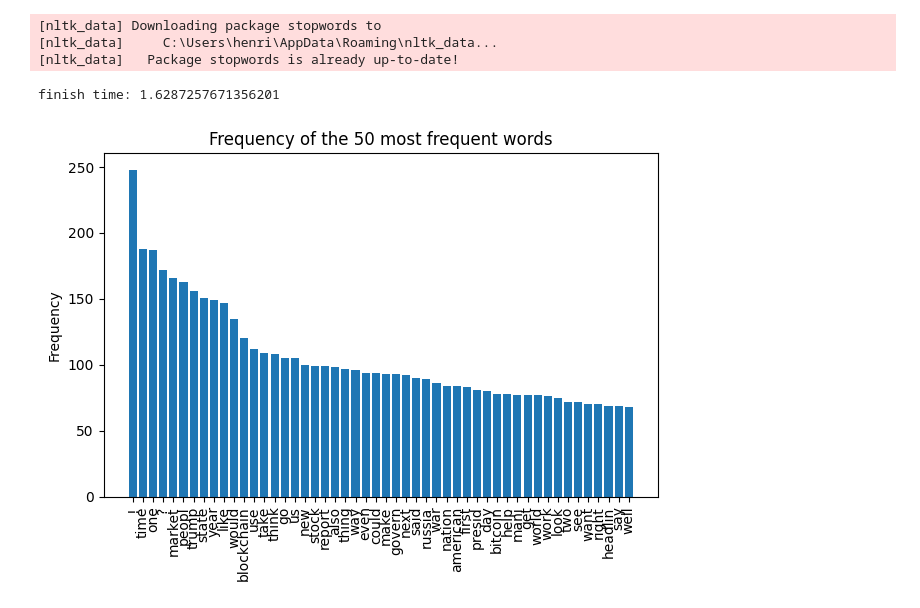
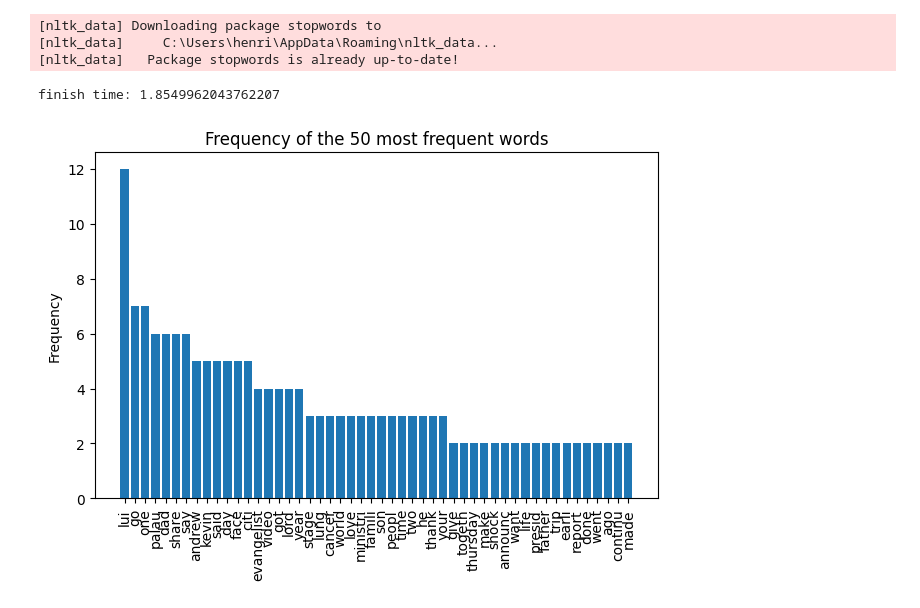
Before and after one commit to henrikdchristensen/DIKU-DS-Exam-FakeNewsDetection, a Jupyter notebook: src/bookhc.ipynb, the cells around one changed output. Cells and saved outputs as stored; diff of their text form; code cells hidden in the pictures.

```diff
--- a/src/bookhc.ipynb
+++ b/src/bookhc.ipynb
@@ -44,7 +44,7 @@ import math
 importlib.reload(pp)
 importlib.reload(st)
 
-WordFreq = ss.Word_frequency(types=['fake', 'reliable'])
+WordFreq = ss.Word_frequency(labels=['fake', 'reliable'])
 stopwords_lst = stopwords.words('english')
 
 pp.apply_pipeline(
@@ -58,8 +58,8 @@ pp.apply_pipeline(
     progress_bar=True
 )
 # %% [output]
-finish time: 1.6287257671356201
+finish time: 1.8549962043762207
 # %%
-WordFreq.plot_frequency('fake')
+WordFreq.plot_frequency('reliable')
 # %% [output]
-[figure, old version]
+[figure, new version]
```
Also changed, not shown: 1 other file.
